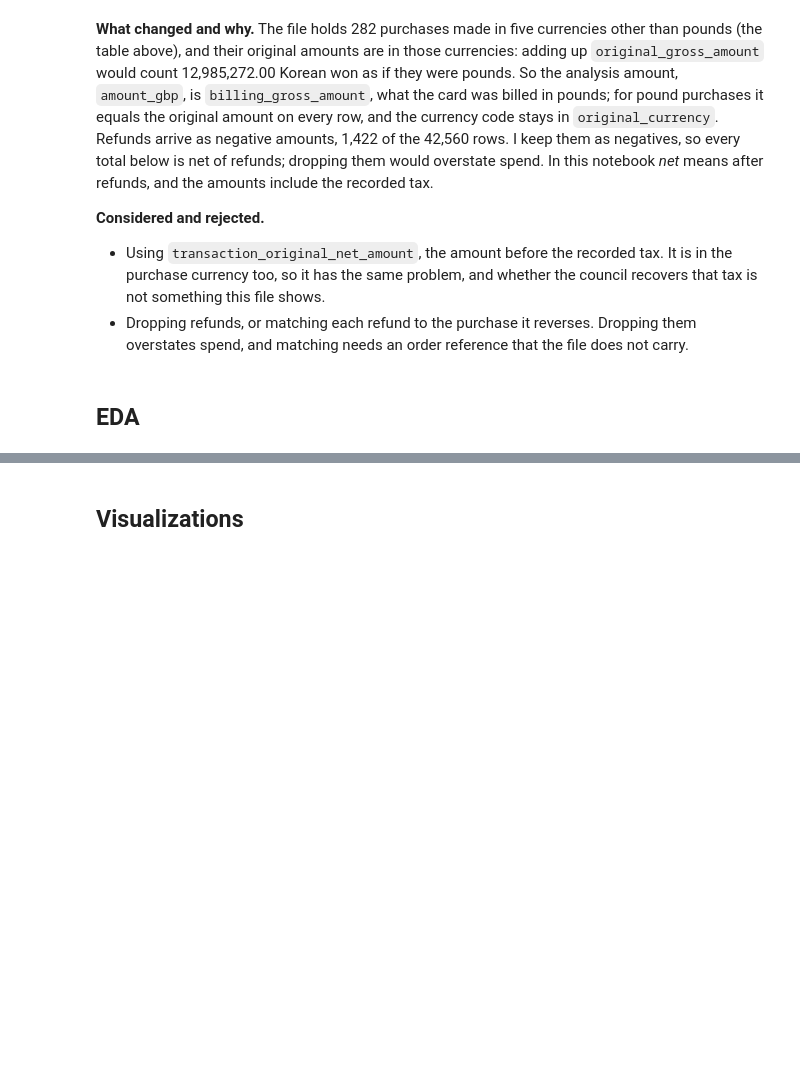
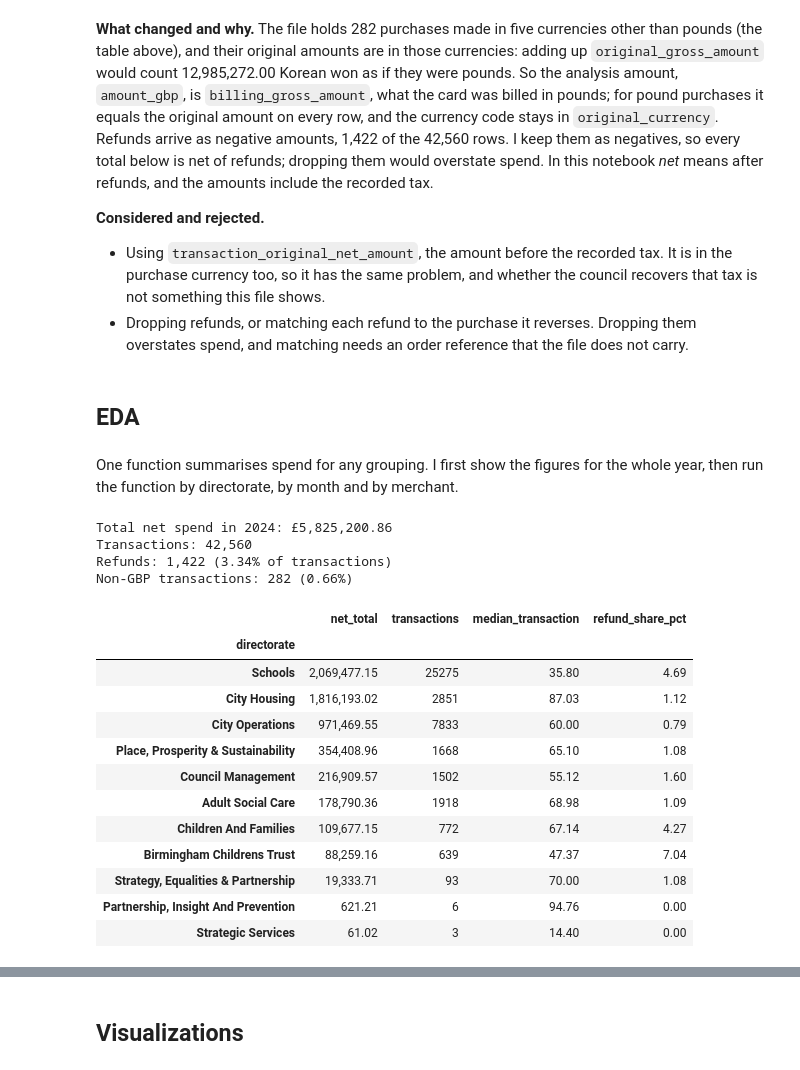
Before and after one commit to PaddyGilliland1/ai-programming-foundations-project, a Jupyter notebook: data_workflow.ipynb, the cells around one changed output, grey strips where cells are left out. Drawn from its saved outputs; the diff is of its cells as text; code cells hidden in the pictures; blank space fills up the shorter version.

Commit message:
Add exploratory analysis function

```diff
--- a/data_workflow.ipynb
+++ b/data_workflow.ipynb
@@ -451,3 +451,5 @@ Refunds kept: 1,422 of 42,560 rows
 - Dropping refunds, or matching each refund to the purchase it reverses. Dropping them overstates spend, and matching needs an order reference that the file does not carry.
 # %% [markdown]
 ## EDA
+# %% [markdown]
+One function summarises spend for any grouping. I first show the figures for the whole year, then run the function by directorate, by month and by merchant.
@@ -453,0 +493,31 @@ Refunds kept: 1,422 of 42,560 rows
+# %%
+spend = clean.assign(month=clean["transaction_date"].dt.strftime("%Y-%m"))
+
+print(f"Total net spend in 2024: £{spend['amount_gbp'].sum():,.2f}")
+print(f"Transactions: {len(spend):,}")
+refunds = spend["is_refund"]
+print(f"Refunds: {refunds.sum():,} ({refunds.mean():.2%} of transactions)")
+non_gbp = spend["is_non_gbp"]
+print(f"Non-GBP transactions: {non_gbp.sum():,} ({non_gbp.mean():.2%})")
+# %% [output]
+Total net spend in 2024: £5,825,200.86
+Transactions: 42,560
+Refunds: 1,422 (3.34% of transactions)
+Non-GBP transactions: 282 (0.66%)
+# %%
+by_directorate = summarise_spend(spend, "directorate")
+by_directorate
+# %% [output]
+|  | net_total | transactions | median_transaction | refund_share_pct |
+| directorate |  |  |  |  |
+| Schools | 2,069,477.15 | 25275 | 35.80 | 4.69 |
+| City Housing | 1,816,193.02 | 2851 | 87.03 | 1.12 |
+| City Operations | 971,469.55 | 7833 | 60.00 | 0.79 |
+| Place, Prosperity & Sustainability | 354,408.96 | 1668 | 65.10 | 1.08 |
+| Council Management | 216,909.57 | 1502 | 55.12 | 1.60 |
+| Adult Social Care | 178,790.36 | 1918 | 68.98 | 1.09 |
+| Children And Families | 109,677.15 | 772 | 67.14 | 4.27 |
+| Birmingham Childrens Trust | 88,259.16 | 639 | 47.37 | 7.04 |
+| Strategy, Equalities & Partnership | 19,333.71 | 93 | 70.00 | 1.08 |
+| Partnership, Insight And Prevention | 621.21 | 6 | 94.76 | 0.00 |
+| Strategic Services | 61.02 | 3 | 14.40 | 0.00 |
```
Also changed, not shown: parts of 6 cells of this notebook.
